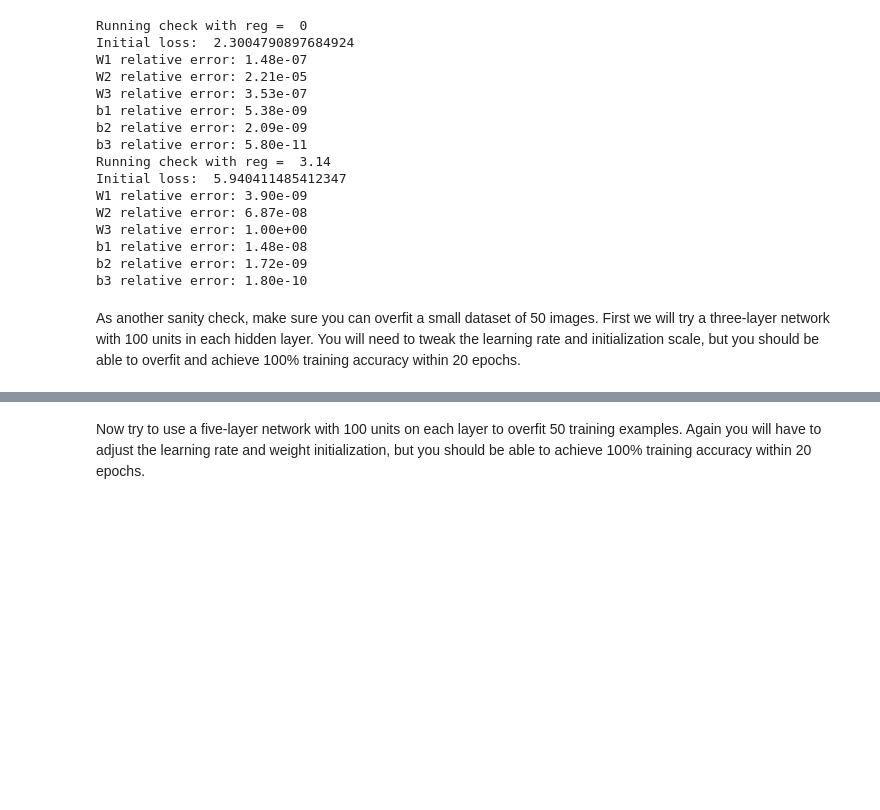
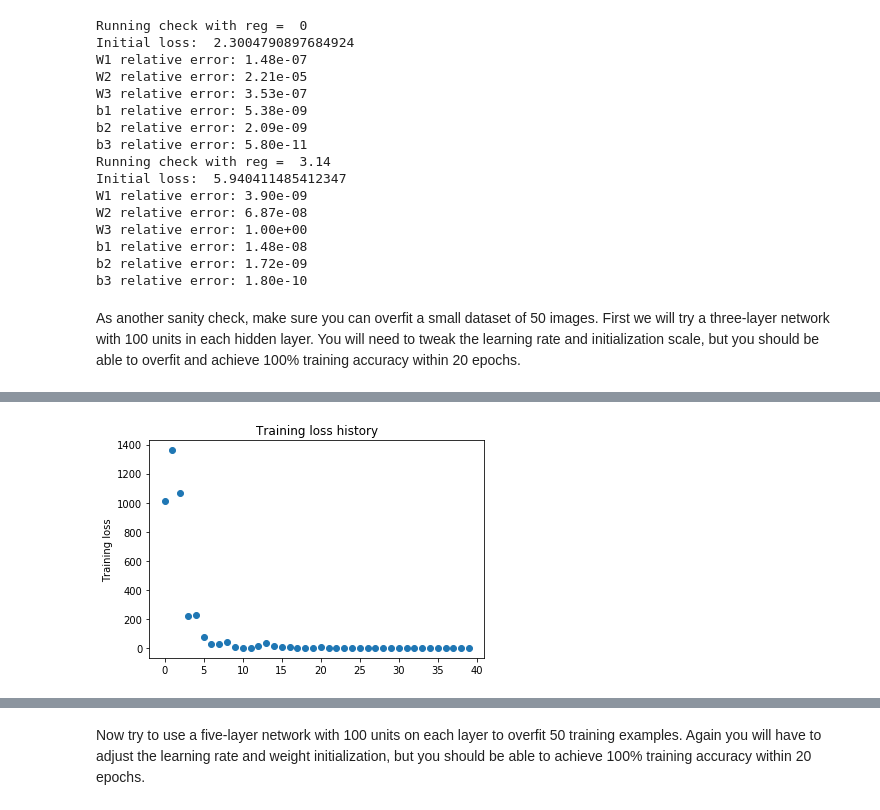
Before and after one commit to sujit25/cs231n_assignments, a Jupyter notebook: spring1617_assignment2/assignment2/FullyConnectedNets.ipynb, the cells around one changed output, grey strips where cells are left out. Saved outputs shown, nothing was run; the diff lists cells and outputs as text; code cells hidden in the pictures; blank space fills up the shorter version.

```diff
--- a/spring1617_assignment2/assignment2/FullyConnectedNets.ipynb
+++ b/spring1617_assignment2/assignment2/FullyConnectedNets.ipynb
@@ -502,8 +502,8 @@ b3 relative error: 1.80e-10
 # %% [markdown]
 As another sanity check, make sure you can overfit a small dataset of 50 images. First we will try a three-layer network with 100 units in each hidden layer. You will need to tweak the learning rate and initialization scale, but you should be able to overfit and achieve 100% training accuracy within 20 epochs.
 # %%
-print(data['X_train'][:num_train].shape)
-print(data['y_train'][:num_train].shape)
+# TODO: Use a three-layer Net to overfit 50 training examples.
+
 num_train = 50
 small_data = {
   'X_train': data['X_train'][:num_train],
@@ -512,18 +512,34 @@ small_data = {
   'y_val': data['y_val'],
 }
 
-weight_scale = 1e-2
-learning_rate = 1e-4
+#weight_scale = 1e-1
+weight_scale = np.sqrt(2/100)
+learning_rate = 1e-3
 model = FullyConnectedNet([100, 100],
-              weight_scale=weight_scale, dtype=np.float64, use_batchnorm = True)
-for k in model.params.keys():
-    print(k, model.params[k].shape)
+              weight_scale=weight_scale, dtype=np.float64)
 
-for item in model.bn_params:
-    print(item)
+print(small_data['X_train'].shape)
+print(small_data['y_train'].shape)
+print(small_data['X_val'].shape)
+print(small_data['y_val'].shape)
 
-loss, grad = model.loss(small_data['X_train'], small_data['y_train'])
-print(loss)
+# for k in model.params.keys():
+#     print(k, model.params[k].shape)
+
+solver = Solver(model, small_data,
+                print_every=10, num_epochs=20, batch_size=25,
+                update_rule='sgd',
+                optim_config={
+                  'learning_rate': learning_rate,
+                }
+         )
+solver.train()
+
+plt.plot(solver.loss_history, 'o')
+plt.title('Training loss history')
+plt.xlabel('')
+plt.ylabel('Training loss')
+plt.show()
 # %% [output]
 (50, 3, 32, 32)
 (50,)
@@ -542,0 +561 @@ b3 (1, 10)
+[figure, added]
```
Also changed, not shown: parts of 10 cells of this notebook, 5 other files.
